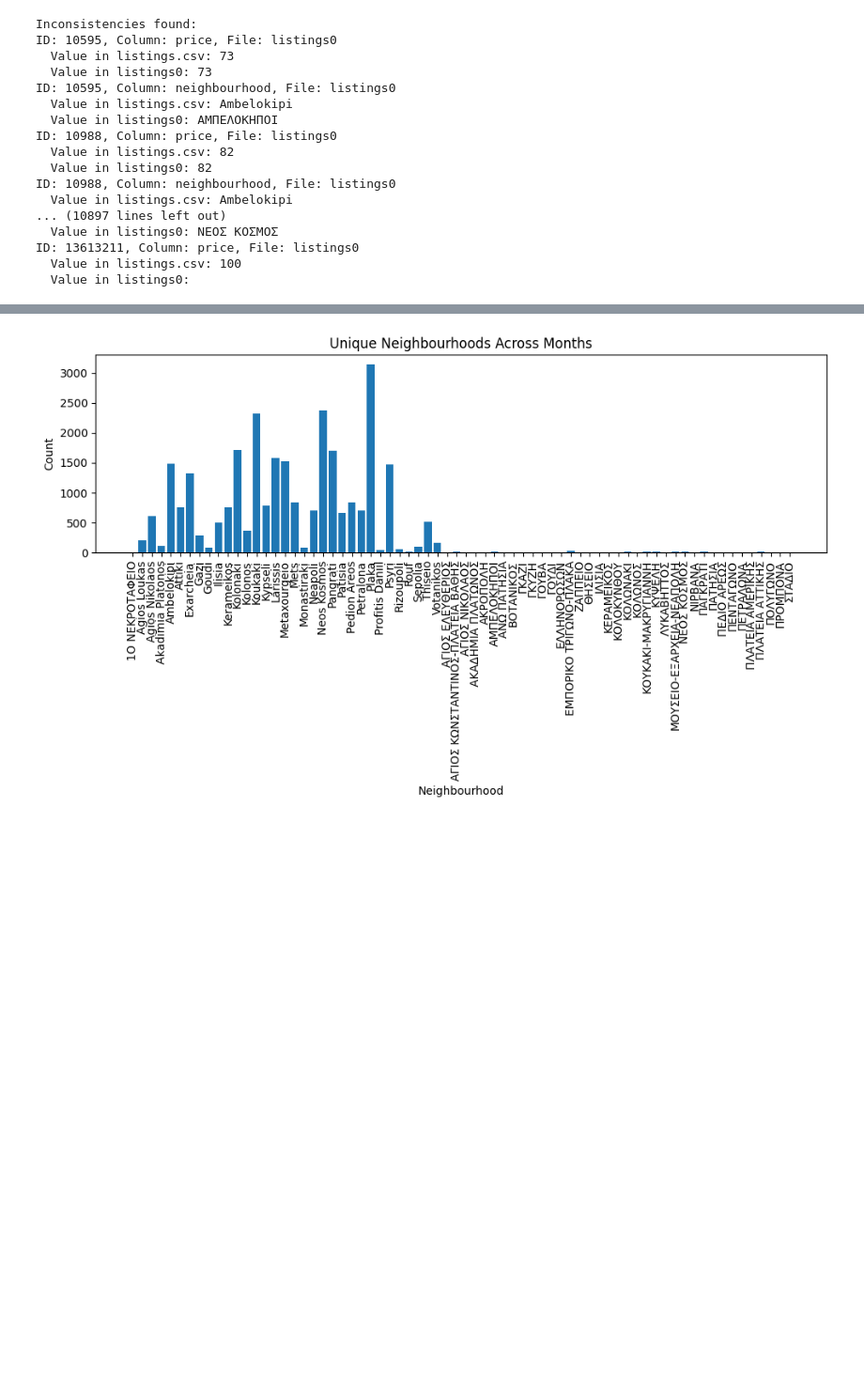
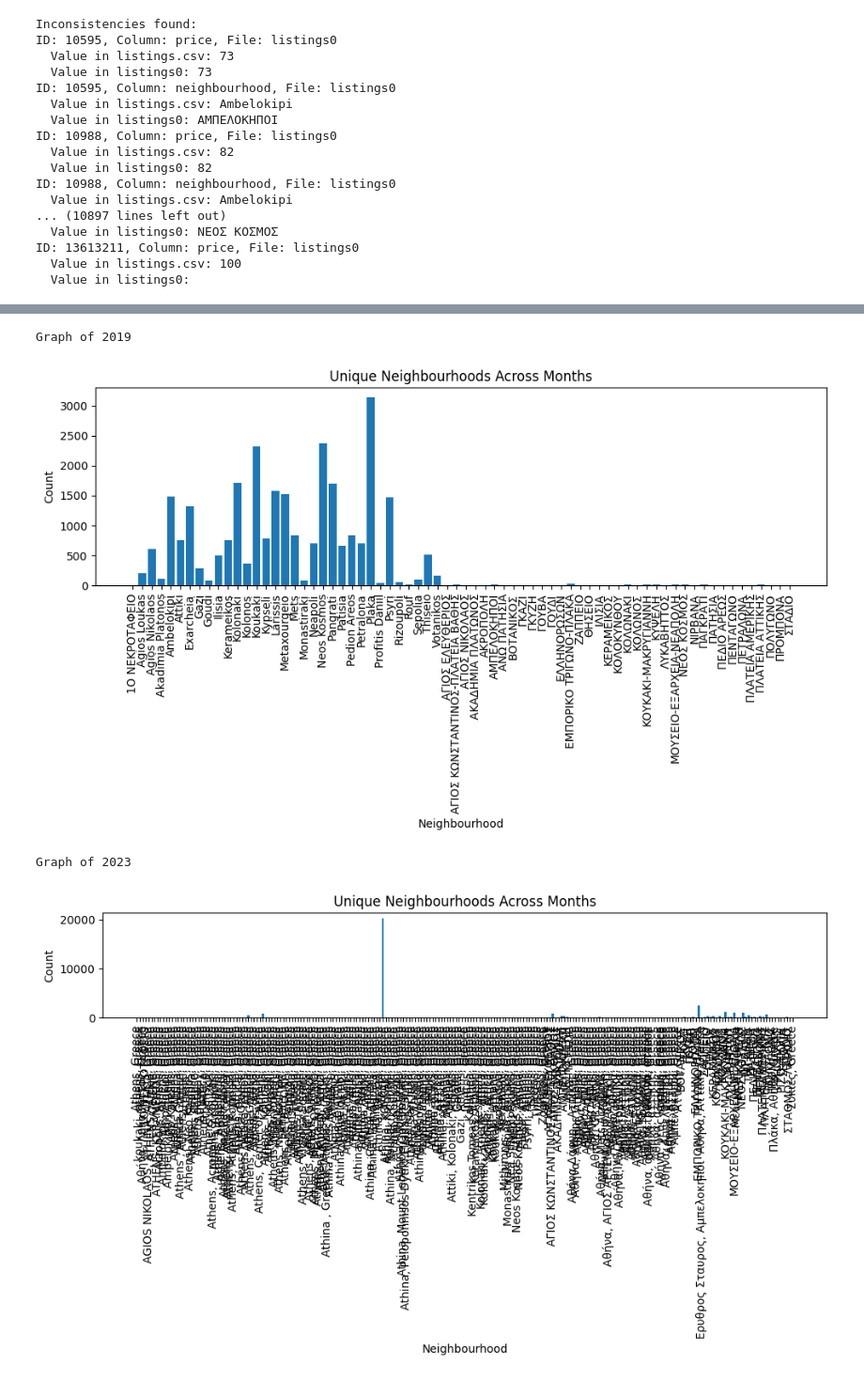
Before and after one commit to vaggeliskg/Data-Mining-Techniques-Project1, a Jupyter notebook: data_exploration.ipynb, the cells around one changed output, grey strips where cells are left out. Shown at 94% size. Drawn from its saved outputs; the diff is of its cells as text; code cells hidden in the pictures; blank space fills up the shorter version.

```diff
--- a/data_exploration.ipynb
+++ b/data_exploration.ipynb
@@ -324,33 +393,45 @@ Name: id, dtype: int64
 # %%
-# 1.6
+# Question 1.6
 # Group the data by 'neighbourhood' and 'month' and count the number of unique neighborhoods
 # unique_neighborhoods = df_combined.groupby(['neighbourhood', 'month'])['id'].size()
 # unique_neighborhoods
 # thelw na pethano den kanw plaka
 
-df_combined['last_scraped'] = pd.to_datetime(df_combined['last_scraped'])
+def mk_graph(df_combined):
+    df_combined['last_scraped'] = pd.to_datetime(df_combined['last_scraped'])
 
-# Extract month from date
-df_combined['month'] = df_combined['last_scraped'].dt.month.astype('float')
+    # Extract month from date
+    df_combined['month'] = df_combined['last_scraped'].dt.month.astype('float')
 
-properties = df_combined.groupby(['neighbourhood','month'])['id'].nunique()
+    properties = df_combined.groupby(['neighbourhood','month'])['id'].nunique()
 
-neighborhood_total_counts = properties.groupby('neighbourhood').sum()
-# Plot histogram
-plt.figure(figsize=(10, 6))
-plt.bar(neighborhood_total_counts.index.get_level_values('neighbourhood'), neighborhood_total_counts)
+    neighborhood_total_counts = properties.groupby('neighbourhood').sum()
+    # Plot histogram
+    plt.figure(figsize=(10, 6))
+    plt.bar(neighborhood_total_counts.index.get_level_values('neighbourhood'), neighborhood_total_counts)
 
-# Rotate the x-axis labels for better readability
-plt.xticks(rotation=90)
+    # Rotate the x-axis labels for better readability
+    plt.xticks(rotation=90)
 
-# Set labels and title
-plt.xlabel('Neighbourhood')
-plt.ylabel('Count')
-plt.title('Unique Neighbourhoods Across Months')
+    # Set labels and title
+    plt.xlabel('Neighbourhood')
+    plt.ylabel('Count')
+    plt.title('Unique Neighbourhoods Across Months')
 
-# Show the plot
-plt.tight_layout()
-plt.show()
+    # Show the plot
+    plt.tight_layout()
+    plt.show()
+
+# 2019
+print("Graph of 2019")
+mk_graph(df_combined_2019)
+
+# 2023
+print("\nGraph of 2023")
+mk_graph(df_combined_2023)
 # %% [output]
+Graph of 2019
 [figure]
+Graph of 2023
+[figure, added]
 # %%
```
Also changed, not shown: parts of 9 cells of this notebook.
